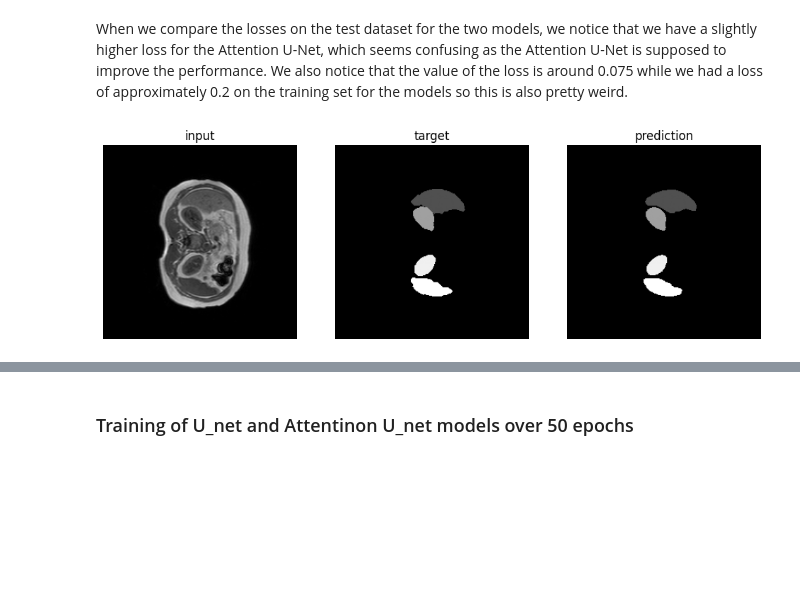
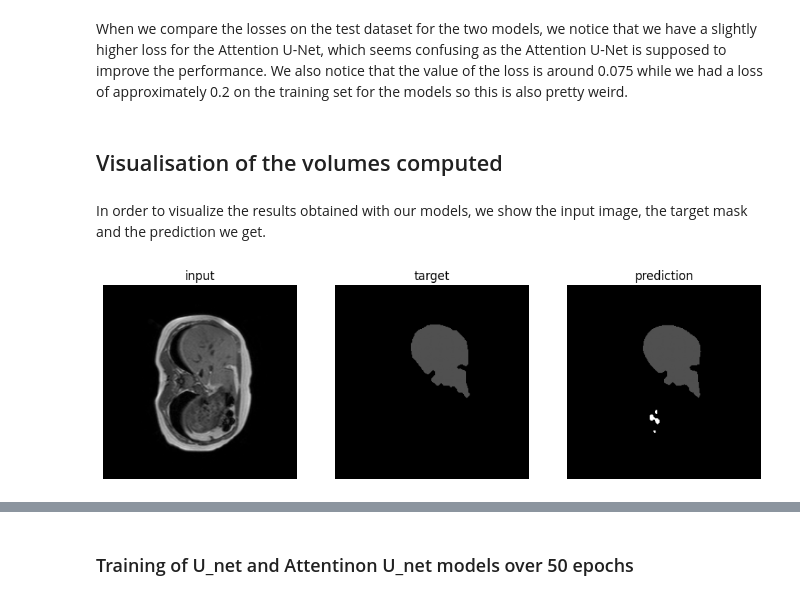
Before and after one commit to YZO4IAETHGe/Attention-based-U-net, a Jupyter notebook: notebook.ipynb, the cells around one changed output, grey strips where cells are left out. Drawn from its saved outputs; the diff is of its cells as text; code cells hidden in the pictures; blank space fills up the shorter version.

```diff
--- a/notebook.ipynb
+++ b/notebook.ipynb
@@ -157,8 +155,12 @@ test_3D(
 tensor([0.9966, 0.9364, 0.8874, 0.8900, 0.9034])
 # %% [markdown]
 When we compare the losses on the test dataset for the two models, we notice that we have a slightly higher loss for the Attention U-Net, which seems confusing as the Attention U-Net is supposed to improve the performance. We also notice that the value of the loss is around 0.075 while we had a loss of approximately 0.2 on the training set for the models so this is also pretty weird.
+# %% [markdown]
+## Visualisation of the volumes computed
+# %% [markdown]
+In order to visualize the results obtained with our models, we show the input image, the target mask and the prediction we get.
 # %%
-compare_predictions_ground_truth(U_Net(1,5), "models/U_Net_weights50.pth", "data/MR-dataset/34-T1DUALin-src.nii.gz", "data/MR-dataset/34-T1DUAL-mask.nii.gz")
+compare_predictions_ground_truth(U_Net(1,5), "weights/U_Net_weights30_V3.pth", "data/MR-dataset/34-T1DUALin-src.nii.gz", "data/MR-dataset/34-T1DUAL-mask.nii.gz")
 # %% [output]
-[figure, old version]
+[figure, new version]
 [interactive output not drawn]
```
Also changed, not shown: parts of 38 cells of this notebook, 3 other files.
